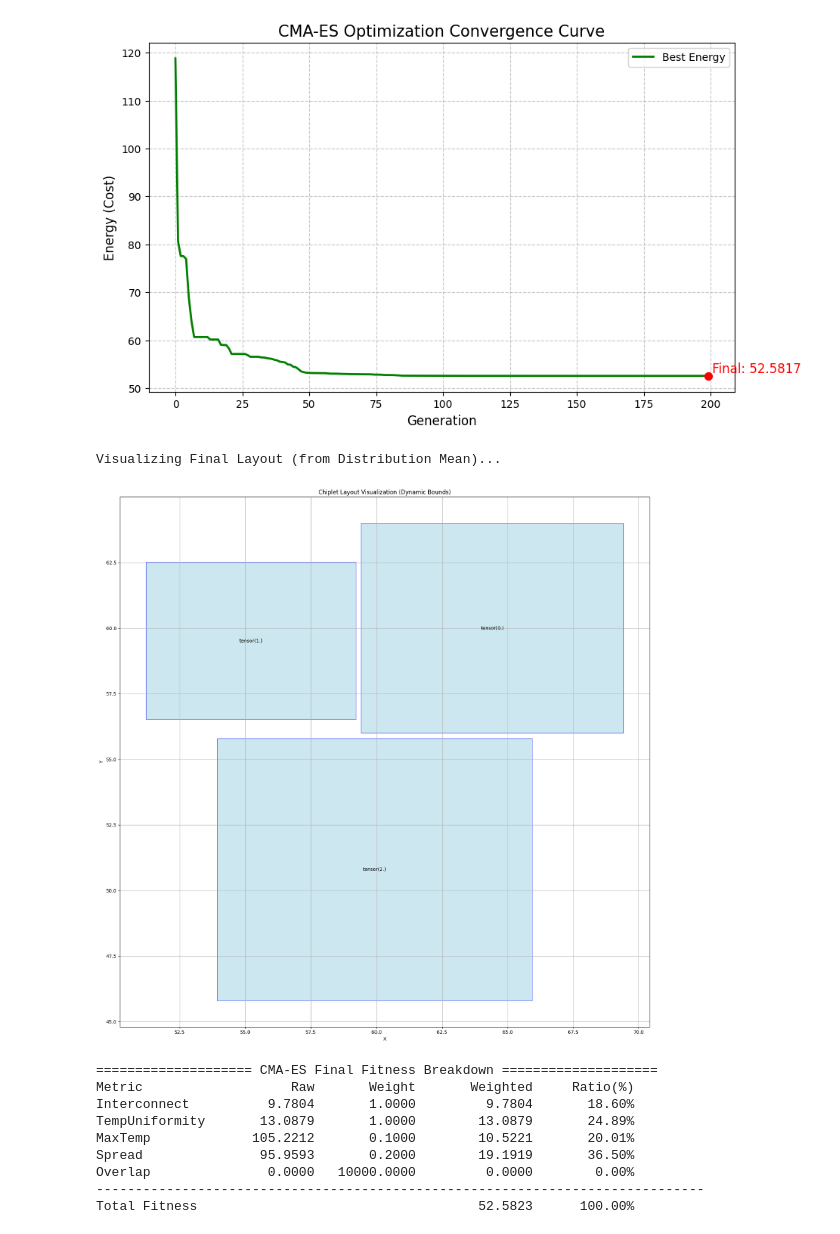
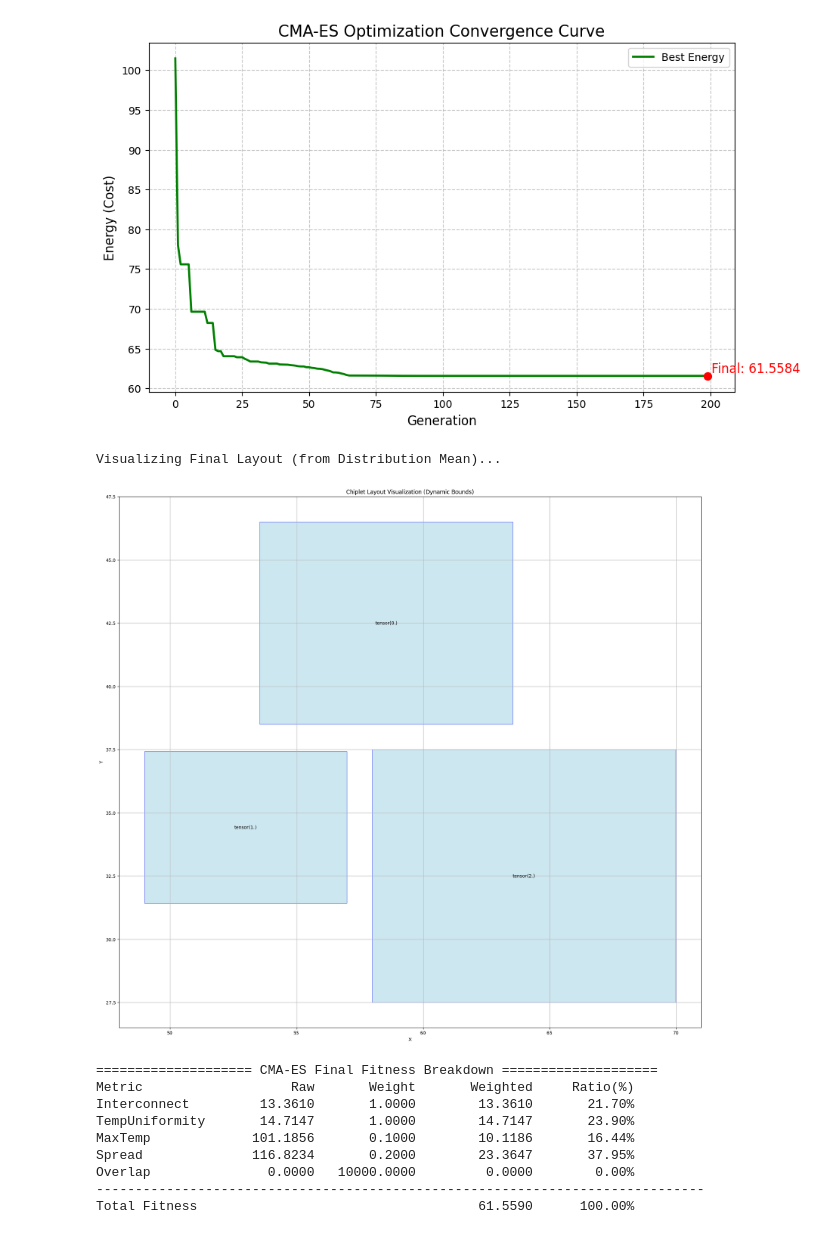
Before and after one commit to Claude216/CTAD2, a Jupyter notebook: stage2_1/CMA-ES02.ipynb, the cells around one changed output. Cells and saved outputs as stored; diff of their text form; code cells hidden in the pictures.

```diff
--- a/stage2_1/CMA-ES02.ipynb
+++ b/stage2_1/CMA-ES02.ipynb
@@ -560,7 +560,7 @@ board_size = (board_len, board_wid)
 print(f"Board Size: {board_size}")
 
 # 在迭代运行前统一控制芯片间最小间距（后续只需修改这一处）
-min_chip_spacing = 0.2
+min_chip_spacing = 1.0
 
 adapter = FitnessAdapter(chiplets, board_size, device=DEVICE, min_edge_distance=min_chip_spacing)
 
@@ -732,14 +732,14 @@ layout = [
 ]
 CMA-ES CSV exported: cmaes_fitness_history.csv
-[figure, old version]
+[figure, new version]
 Visualizing Final Layout (from Distribution Mean)...
-[figure, old version]
+[figure, new version]
 ==================== CMA-ES Final Fitness Breakdown ====================
 Metric                   Raw       Weight       Weighted     Ratio(%)
-Interconnect          9.7804       1.0000         9.7804       18.60%
-TempUniformity       13.0879       1.0000        13.0879       24.89%
-MaxTemp             105.2212       0.1000        10.5221       20.01%
-Spread               95.9593       0.2000        19.1919       36.50%
+Interconnect         13.3610       1.0000        13.3610       21.70%
+TempUniformity       14.7147       1.0000        14.7147       23.90%
+MaxTemp             101.1856       0.1000        10.1186       16.44%
+Spread              116.8234       0.2000        23.3647       37.95%
 Overlap               0.0000   10000.0000         0.0000        0.00%
 ------------------------------------------------------------------------------
-Total Fitness                                    52.5823      100.00%
+Total Fitness                                    61.5590      100.00%
```
Also changed, not shown: parts of 1 cell of this notebook, 3 other files.
